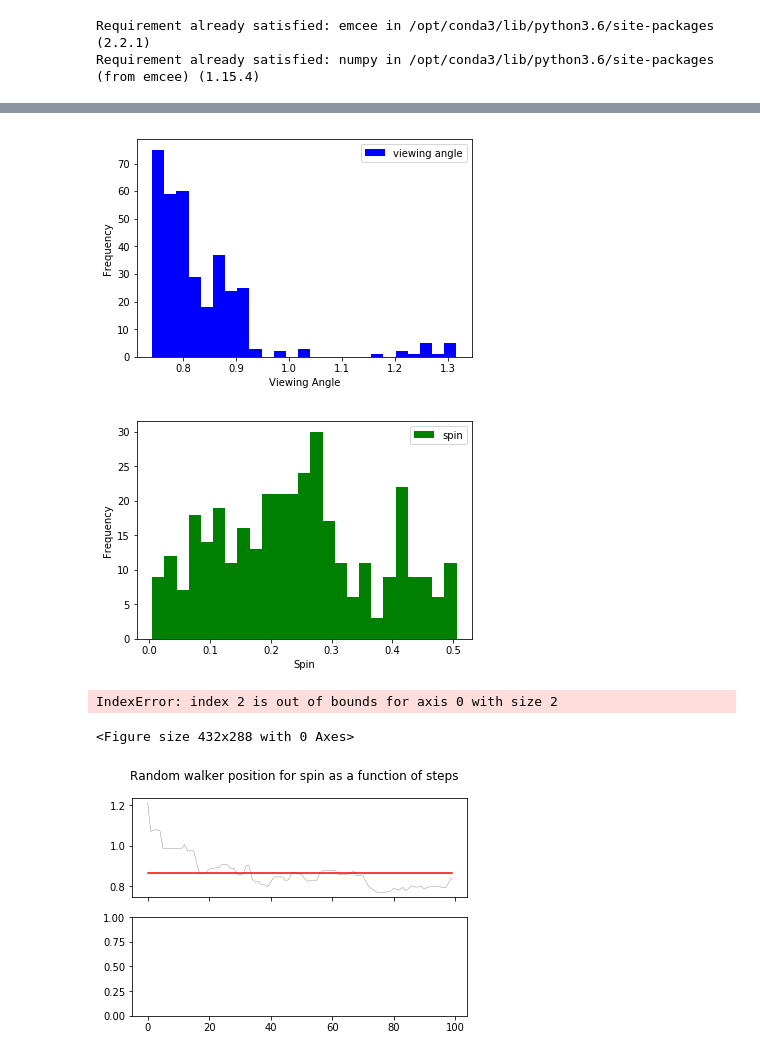
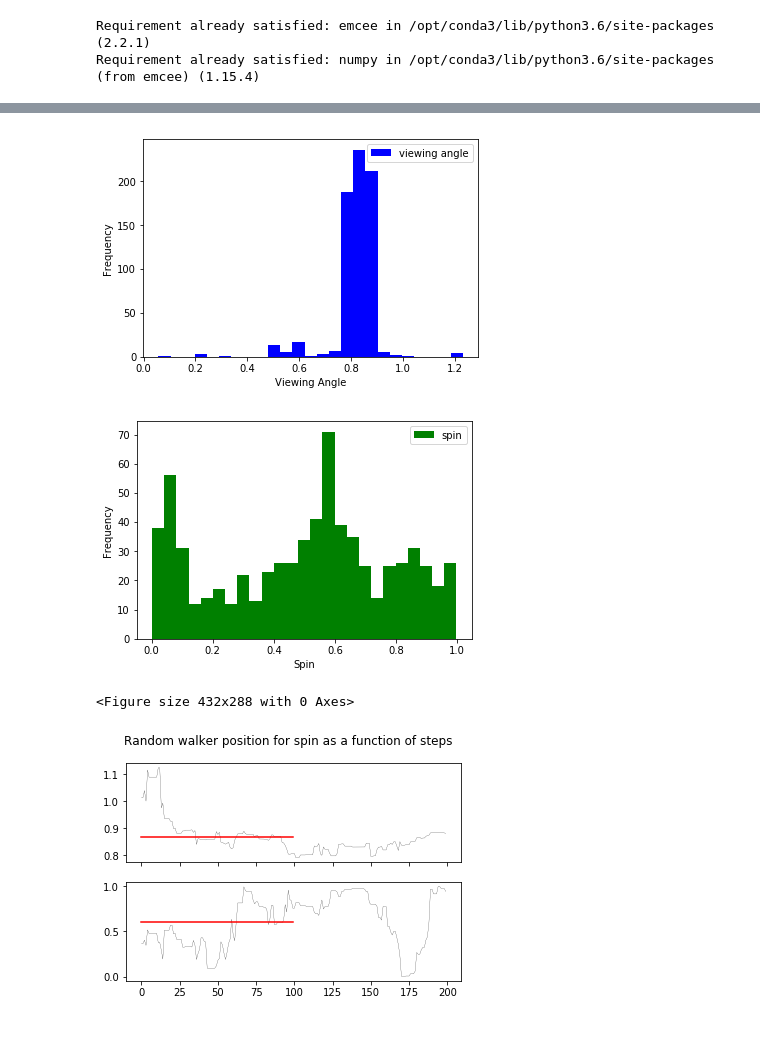
Before and after one commit to HannahCU/hello-world, a Jupyter notebook: mcmc/tracermcmc.ipynb, the cells around one changed output, grey strips where cells are left out. Saved outputs shown, nothing was run; the diff lists cells and outputs as text; code cells hidden in the pictures.

```diff
--- a/mcmc/tracermcmc.ipynb
+++ b/mcmc/tracermcmc.ipynb
@@ -45,10 +45,9 @@ then need to loop over every image and do this for every image
 
 
 
-
+trueview = np.pi/4
 truespin = 0.7
-pixdensity = 8
-trueview = np.pi/4
+pixdensity = 10
 sigma = 0.1 #define sigma for likelihood
 #var = sigma**2
 
@@ -135,6 +134,6 @@ import emcee
 sampler = emcee.EnsembleSampler(nwalkers, ndim, lnprob, args=(obsarray, pixdensity, sigma))
 
 #run MCMC for 100 steps starting from the tiny ball defined above
-iteration = 100
+iteration = 200
 sampler.run_mcmc(pos, iteration)
 # %% [output]
@@ -198,7 +197,7 @@ f.close()
 data = np.loadtxt("chain.dat")
 print(data)
 # %%
-nburn = 50
+nburn = 100 # take out the first nburn iterations as for burn-in
 sam = sampler.flatchain[:,:]
 #print("Sampler chain is", sam)
 plt.hist(sam[nburn:,0], color='b', bins=25, label='viewing angle') #ADDING the viewtruth virtical line
@@ -215,37 +214,36 @@ plt.xlabel("Spin")
 plt.ylabel("Frequency")
 plt.savefig("spin.png")
 plt.show()
 plt.clf()
 
 fig, ax = plt.subplots(2,1, sharex = True) #conveniently packs fig ang subplots in 1, sharex = share x axes
-for i in [0,2]: #note must specify all numbers here as no range specified
+for i in [0,1]: #note must specify all numbers here as no range specified
     ax[i].plot(sampler.chain[0,:,i], 'k-', lw=0.2)
     ax[i].plot([0,99], [sampler.chain[0,:,i].mean(), sampler.chain[0,:,i].mean()], 'r-') #plots mean(true) in red
     plt.suptitle("Random walker position for spin as a function of steps") #puts title at top
 
 
 
 samples = sampler.chain[:, 25:, :].reshape((-1,ndim))
 
 
 #corner plot
 import corner
 fig = corner.corner(samples, labels=["$view$","$spin$"],
-                    truths = [viewtruth, spintruth])
+                    truths = [trueview, truespin])
 #fig.savefig("triange.png")
 
 
 
 
 # plt.figure(4)
 # for spin in samples[np.random.randint(len(samples), size = 100)]: #if high isnt specified results are from 0 - low (ie len(samples))
 #     plt.plot(u+a*np.cos(tfine), v+b*np.sin(tfine), "b", lw=2, alpha = 0.3)
 # plt.plot(u+a_true*np.cos(tfine), v+b_true*np.sin(tfine), "r", lw = 2, alpha = 0.8)
 # plt.errorbar(x, y , yerr, fmt=".k", capsize = 1, lw=0.5)
 # plt.title("Results plotted over observed data points")
 # %% [output]
-[figure, old version]
+[figure, new version]
-[figure, old version]
+[figure, new version]
-IndexError: index 2 is out of bounds for axis 0 with size 2
+<Figure size 432x288 with 0 Axes>
-<Figure size 432x288 with 0 Axes>
-[figure, old version]
+[figure, new version]
```
Also changed, not shown: parts of 3 cells of this notebook.
